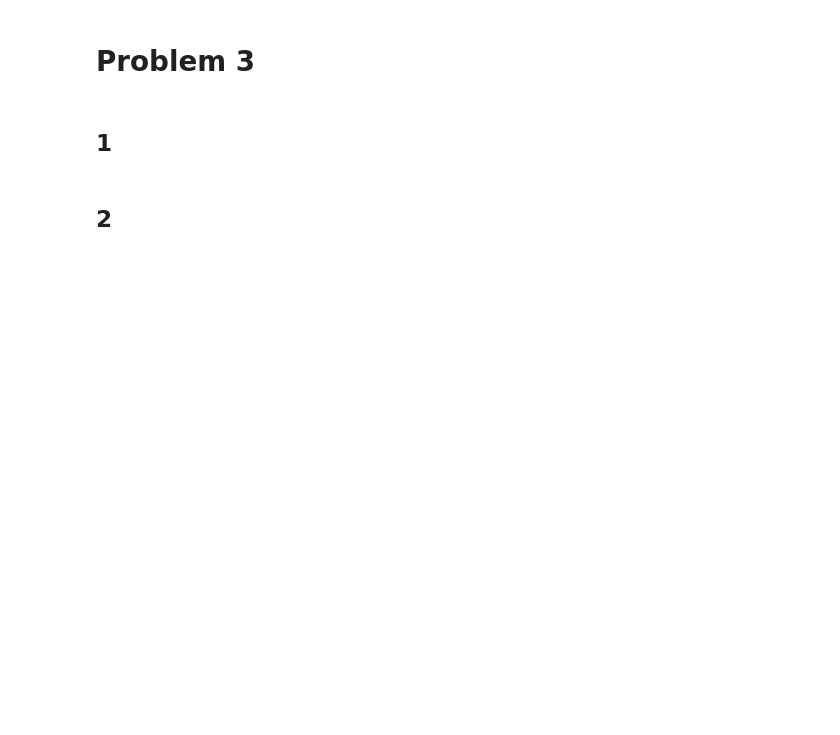
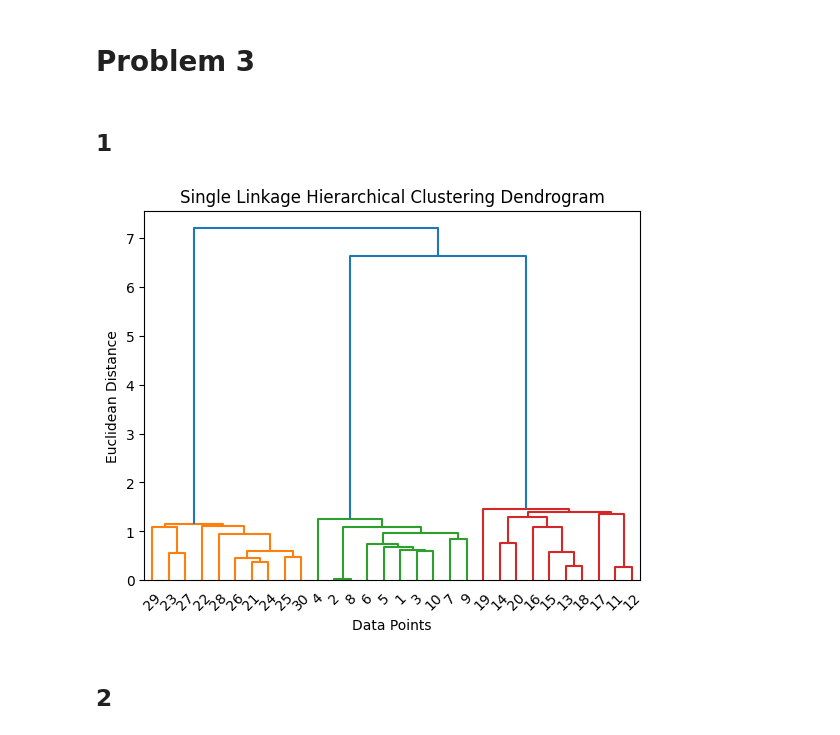
Before and after one commit to loggedin/reinforcement-learning, a Jupyter notebook: a3.ipynb, the cells around one changed output. Saved outputs shown, nothing was run; the diff lists cells and outputs as text; code cells hidden in the pictures; blank space fills up the shorter version.

```diff
--- a/a3.ipynb
+++ b/a3.ipynb
@@ -140,31 +160,27 @@ print(tfidf_df)
 # %% [markdown]
 ## 1
 # %%
-# Step 1: Generate points from Gaussian distributions
-np.random.seed(42)  # For reproducibility
-
-# N([0, 0], I2×2)
+# generate 10 points from each of the following Gaussian distributions
+# N([0, 0], I_{2×2})
 points_1 = np.random.multivariate_normal([0, 0], np.eye(2), 10)
-
-# N([10, 0], I2×2)
+# N([10, 0], I_{2×2})
 points_2 = np.random.multivariate_normal([10, 0], np.eye(2), 10)
-
-# N([0, 10], I2×2)
+# N([0, 10], I_{2×2})
 points_3 = np.random.multivariate_normal([0, 10], np.eye(2), 10)
 
-# Combine all points into a single array
+# single linkage hierarchical clustering using Euclidean distance
 points = np.vstack((points_1, points_2, points_3))
-
-# Step 2: Perform hierarchical clustering using single linkage and Euclidean distance
 linked = linkage(points, method='single', metric='euclidean')
 
-# Step 3: Plot the dendrogram
-plt.figure(figsize=(10, 6))
-dendrogram(linked, labels=range(1, 31), leaf_rotation=90, leaf_font_size=10)
-plt.title('Hierarchical Clustering Dendrogram (Single Linkage)')
+# display result as dendrogram
+plt.figure()
+dendrogram(linked, labels=np.arange(1, 31))
+plt.title('Single Linkage Hierarchical Clustering Dendrogram')
 plt.xlabel('Data Points')
 plt.ylabel('Euclidean Distance')
 plt.show()
+# %% [output]
+[figure, added]
 # %% [markdown]
 ## 2
 # %%
```
Also changed, not shown: parts of 8 cells of this notebook.
